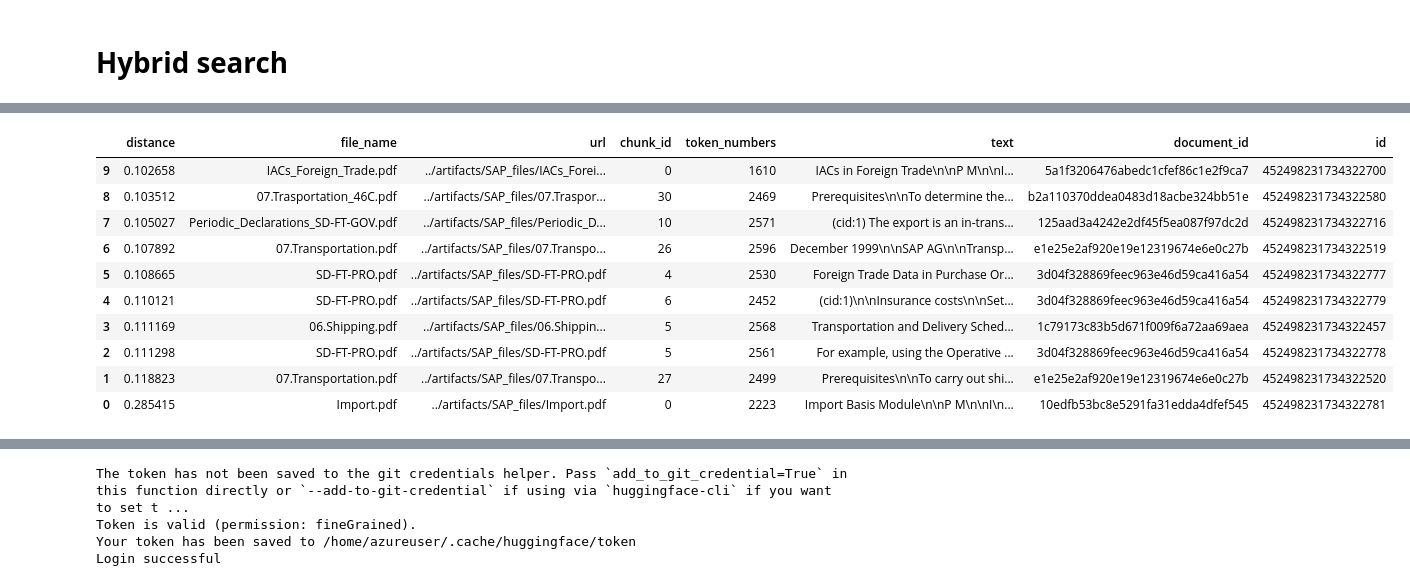
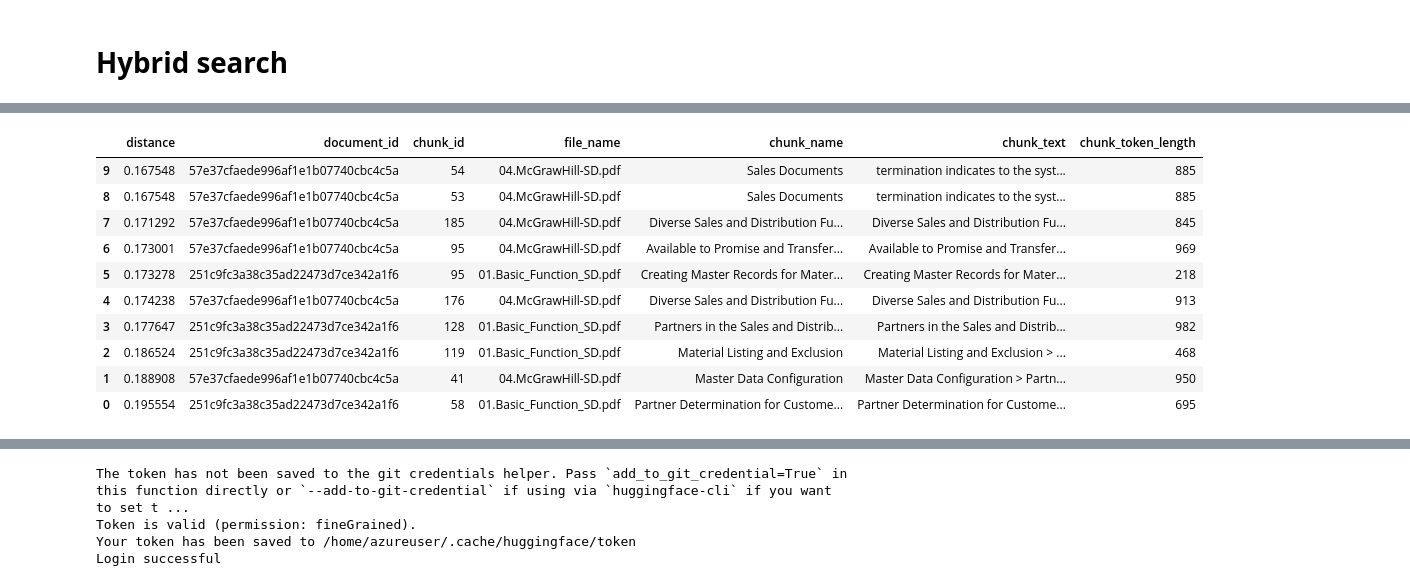
Before and after one commit to echalabiyev/dolphinai_local_solution, a Jupyter notebook: notebook/3. RAG.ipynb, the cells around one changed output, grey strips where cells are left out. Drawn from its saved outputs; the diff is of its cells as text; code cells hidden in the pictures.

```diff
--- a/notebook/3. RAG.ipynb
+++ b/notebook/3. RAG.ipynb
@@ -283,19 +285,19 @@ df
 # %%
-# Example usage:
-df = convert_explode_order_and_sort(sparse_results)
-df
+# # Example usage:
+# df = convert_explode_order_and_sort(sparse_results)
+# df
 # %% [output]
-|  | distance | file_name | url | chunk_id | token_numbers | text | document_id | id |
-| 9 | 0.102658 | IACs_Foreign_Trade.pdf | ../artifacts/SAP_files/IACs_Forei... | 0 | 1610 | IACs in Foreign Trade\n\nP M\n\nI... | 5a1f3206476abedc1cfef86c1e2f9ca7 | 452498231734322700 |
-| 8 | 0.103512 | 07.Trasportation_46C.pdf | ../artifacts/SAP_files/07.Traspor... | 30 | 2469 | Prerequisites\n\nTo determine the... | b2a110370ddea0483d18acbe324bb51e | 452498231734322580 |
-| 7 | 0.105027 | Periodic_Declarations_SD-FT-GOV.pdf | ../artifacts/SAP_files/Periodic_D... | 10 | 2571 | (cid:1) The export is an in-trans... | 125aad3a4242e2df45f5ea087f97dc2d | 452498231734322716 |
-| 6 | 0.107892 | 07.Transportation.pdf | ../artifacts/SAP_files/07.Transpo... | 26 | 2596 | December 1999\n\nSAP AG\n\nTransp... | e1e25e2af920e19e12319674e6e0c27b | 452498231734322519 |
-| 5 | 0.108665 | SD-FT-PRO.pdf | ../artifacts/SAP_files/SD-FT-PRO.pdf | 4 | 2530 | Foreign Trade Data in Purchase Or... | 3d04f328869feec963e46d59ca416a54 | 452498231734322777 |
-| 4 | 0.110121 | SD-FT-PRO.pdf | ../artifacts/SAP_files/SD-FT-PRO.pdf | 6 | 2452 | (cid:1)\n\nInsurance costs\n\nSet... | 3d04f328869feec963e46d59ca416a54 | 452498231734322779 |
-| 3 | 0.111169 | 06.Shipping.pdf | ../artifacts/SAP_files/06.Shippin... | 5 | 2568 | Transportation and Delivery Sched... | 1c79173c83b5d671f009f6a72aa69aea | 452498231734322457 |
-| 2 | 0.111298 | SD-FT-PRO.pdf | ../artifacts/SAP_files/SD-FT-PRO.pdf | 5 | 2561 | For example, using the Operative ... | 3d04f328869feec963e46d59ca416a54 | 452498231734322778 |
-| 1 | 0.118823 | 07.Transportation.pdf | ../artifacts/SAP_files/07.Transpo... | 27 | 2499 | Prerequisites\n\nTo carry out shi... | e1e25e2af920e19e12319674e6e0c27b | 452498231734322520 |
-| 0 | 0.285415 | Import.pdf | ../artifacts/SAP_files/Import.pdf | 0 | 2223 | Import Basis Module\n\nP M\n\nI\n... | 10edfb53bc8e5291fa31edda4dfef545 | 452498231734322781 |
+|  | distance | document_id | chunk_id | file_name | chunk_name | chunk_text | chunk_token_length |
+| 9 | 0.167548 | 57e37cfaede996af1e1b07740cbc4c5a | 54 | 04.McGrawHill-SD.pdf | Sales Documents | termination indicates to the syst... | 885 |
+| 8 | 0.167548 | 57e37cfaede996af1e1b07740cbc4c5a | 53 | 04.McGrawHill-SD.pdf | Sales Documents | termination indicates to the syst... | 885 |
+| 7 | 0.171292 | 57e37cfaede996af1e1b07740cbc4c5a | 185 | 04.McGrawHill-SD.pdf | Diverse Sales and Distribution Fu... | Diverse Sales and Distribution Fu... | 845 |
+| 6 | 0.173001 | 57e37cfaede996af1e1b07740cbc4c5a | 95 | 04.McGrawHill-SD.pdf | Available to Promise and Transfer... | Available to Promise and Transfer... | 969 |
+| 5 | 0.173278 | 251c9fc3a38c35ad22473d7ce342a1f6 | 95 | 01.Basic_Function_SD.pdf | Creating Master Records for Mater... | Creating Master Records for Mater... | 218 |
+| 4 | 0.174238 | 57e37cfaede996af1e1b07740cbc4c5a | 176 | 04.McGrawHill-SD.pdf | Diverse Sales and Distribution Fu... | Diverse Sales and Distribution Fu... | 913 |
+| 3 | 0.177647 | 251c9fc3a38c35ad22473d7ce342a1f6 | 128 | 01.Basic_Function_SD.pdf | Partners in the Sales and Distrib... | Partners in the Sales and Distrib... | 982 |
+| 2 | 0.186524 | 251c9fc3a38c35ad22473d7ce342a1f6 | 119 | 01.Basic_Function_SD.pdf | Material Listing and Exclusion | Material Listing and Exclusion > ... | 468 |
+| 1 | 0.188908 | 57e37cfaede996af1e1b07740cbc4c5a | 41 | 04.McGrawHill-SD.pdf | Master Data Configuration | Master Data Configuration > Partn... | 950 |
+| 0 | 0.195554 | 251c9fc3a38c35ad22473d7ce342a1f6 | 58 | 01.Basic_Function_SD.pdf | Partner Determination for Custome... | Partner Determination for Custome... | 695 |
 # %%
 # Example usage:
 df = convert_explode_order_and_sort(hybrid_results)
```
Also changed, not shown: parts of 23 cells of this notebook, 4 other files.
